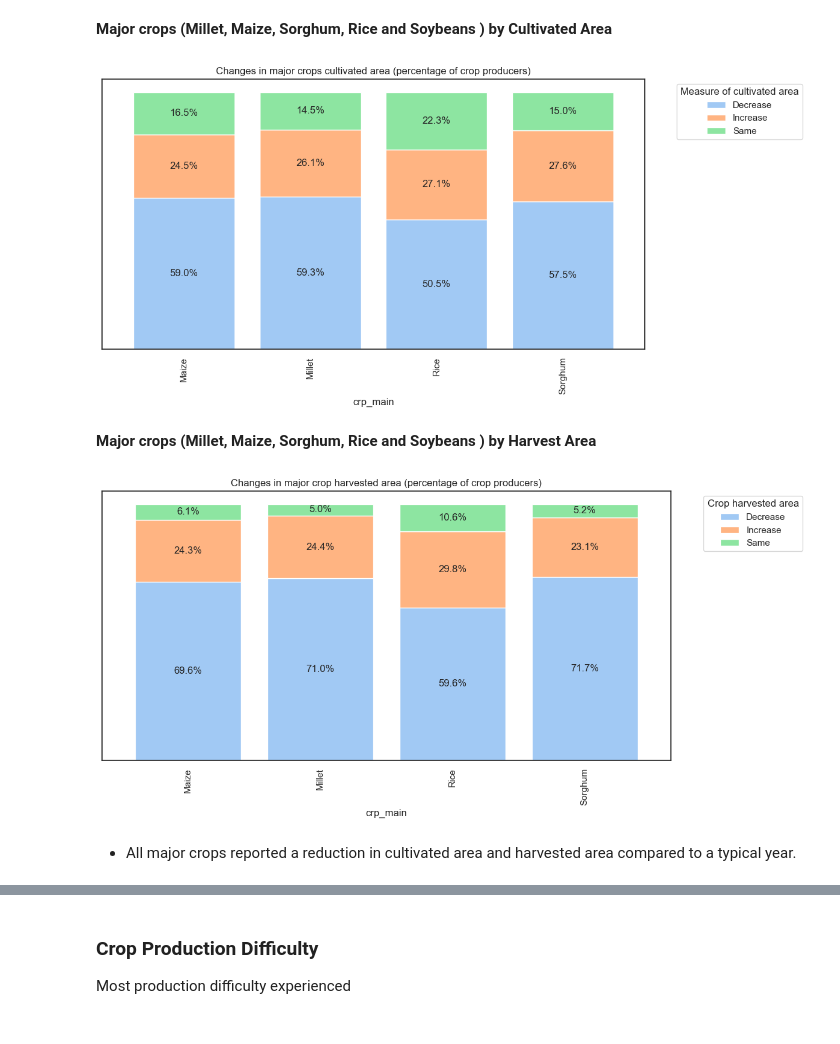
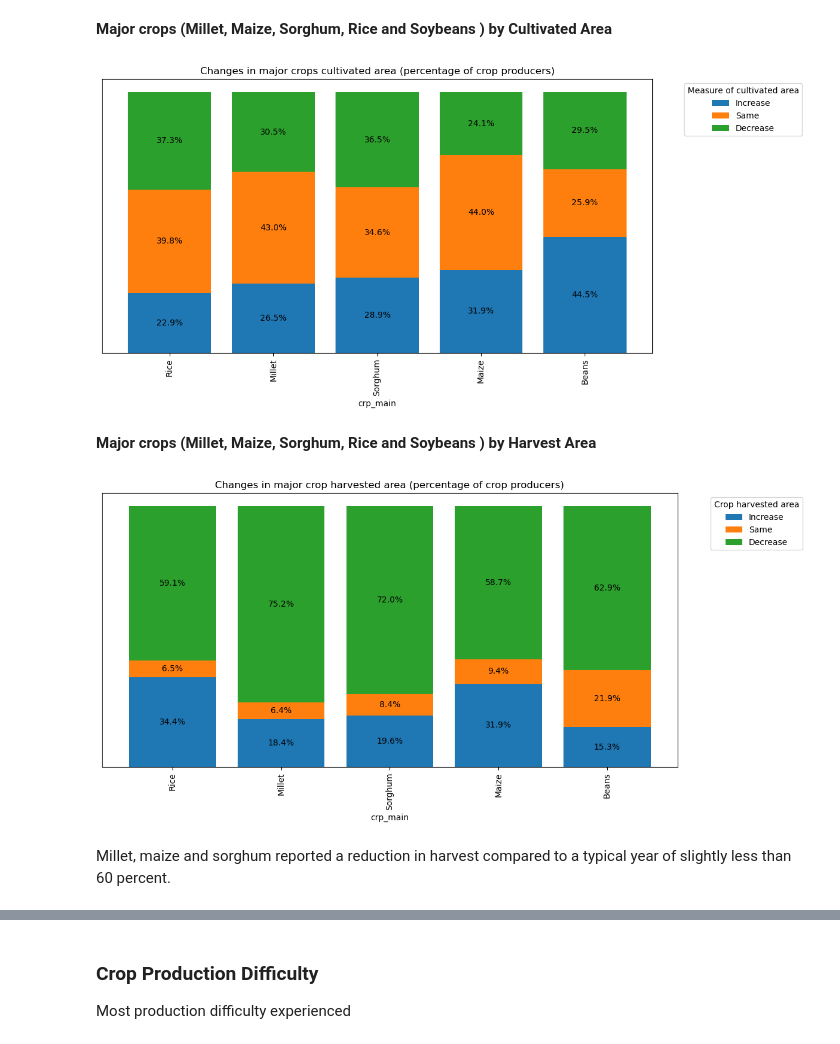
Before and after one commit to decorouz/Food_Insecurity_Indicators_Analysis, a Jupyter notebook: notebooks/2_eda.ipynb, the cells around one changed output, grey strips where cells are left out. Drawn from its saved outputs; the diff is of its cells as text; code cells hidden in the pictures.

```diff
--- a/notebooks/2_eda.ipynb
+++ b/notebooks/2_eda.ipynb
@@ -1364,8 +1575,5 @@ fies_df["income_main_comp2"] = demo_df2["income_main_comp2"]
 # %%
-crp_producer_df = fies_df.query("resp_iscropproducer == 'Yes'")
-print("Crop producers")
-print(crp_producer_df.shape)
-
-# Livestock producer
-ls_producer_df = fies_df.query("resp_islsproducer == 'Yes'")
+crop_producer_df = df.query("resp_iscropproducer == 'Yes'")
+print("Crop Producers")
+print(crop_producer_df.shape)
 # %% [output]
@@ -1409,0 +1609,8 @@ plot_group_by_percentage(percentage_crp_main_df,
+# %%
+# Weighted count of the distribution of education in the dataset
+crp_main = calculate_weighted_percentage(crop_producer_df, "crp_main", "weight_final")
+
+plot_group_by_percentage(crp_main,
+                         "crp_main",
+                         ylabel="Main Crops",
+                         title="Main crops (percentage of household)")
@@ -1416,6 +1634,6 @@ plot_group_by_percentage(percentage_crp_main_df,
 # %%
-major_crops = percentage_crp_main_df.sort_values(by="percentage", ascending=False).reset_index(drop=True)
-top_5_crops = list(major_crops.head(6)["crp_main"].values)
+main_crops = crp_main.sort_values(by="percentage", ascending=False).reset_index(drop=True)
+top_5_crops = list(main_crops.head(6)["crp_main"].values)
 top_5_crops = top_5_crops[1:]
 top_5_crops
 # %% [output]
@@ -1542,0 +1754,13 @@ crp_producer_df2.insert(59, 'crp_area_change2', crp_area_result)
+# %%
+# Defined a dictionary to map old income comp to new ones
+area_change = {
+    "Less": "Decrease",
+    "A lot less": "Decrease",
+    "More": "Increase",
+    "A lot more": "Increase",
+}
+
+# Replace the old categories with new ones
+df["crp_area_change_clean"] = df["crp_area_change"].replace(area_change)
+crop_producer_df.loc[:,"crp_area_change_clean"] = crop_producer_df["crp_area_change"].replace(area_change)
+crop_producer_df.loc[:,"crp_harv_change_clean"] = crop_producer_df["crp_harv_change"].replace(area_change)
@@ -1599,43 +1834,36 @@ compared to the same period in a typical year.
 # %% [markdown]
 **Major crops (Millet, Maize, Sorghum, Rice and Soybeans ) by Cultivated Area**
 # %%
-# Millet, maize and sorghum reported a reduction in
-top5_crop = pd.DataFrame(crp_producer_df2["crp_main"].value_counts()).reset_index().head()
-top5_crop_col  = list(top5_crop["crp_main"].values)
+# Main crops by cultivated crop area
+crop_by_crp_area = compute_groupby(
+    crop_producer_df, "crp_main", "crp_area_change_clean"
+)
 
+crop_5_crp_area = crop_by_crp_area[crop_by_crp_area.index.isin(top_5_crops)]
 
-crop_by_crp_area = compute_groupby(crp_producer_df2,  "crp_main", "crp_area_change2")
-
-crop_5_crp_area = crop_by_crp_area[crop_by_crp_area.index.isin(["Millet", "Maize", "Sorghum", "Rice", "Soybean"])]
-
-plot_crp_change_stacked(crop_5_crp_area,
-                             title="Changes in major crops cultivated area (percentage of crop producers)",
-                            legend_title="Measure of cultivated area")
+plot_crp_change_stacked(
+    crop_5_crp_area,
+    title="Changes in major crops cultivated area (percentage of crop producers)",
+    legend_title="Measure of cultivated area",
+)
 # %% [output]
-[figure, old version]
+[figure, new version]
 # %% [markdown]
 **Major crops (Millet, Maize, Sorghum, Rice and Soybeans ) by Harvest Area**
 # %%
-# Millet, maize and sorghum reported a reduction in
-# harvest compared to a typical year of slightly less than 60 percent
-
-top5_crop = pd.DataFrame(crp_producer_df2["crp_main"].value_counts()).reset_index().head()
-top5_crop_col  = list(top5_crop["crp_main"].values)
-
 
 # Group harvest area by major crops
-# harv_area_by_crop = compute_groupby(crp_producer_df2,"crp_harv_change2","crp_main").loc[:, top5_crop_col]
-crop_by_harv_area = compute_groupby(crp_producer_df2,  "crp_main", "crp_harv_change2")
+crop_by_harv_area = compute_groupby(crop_producer_df,  "crp_main", "crp_harv_change_clean")
 # plot_grouped_data(harv_area_by_crop,title="Main crop by harvested area", legend_title="main crops")
-crop_5_harv_area = crop_by_harv_area[crop_by_harv_area.index.isin(["Millet", "Maize", "Sorghum", "Rice", "Soybean"])]
+crop_5_harv_area = crop_by_harv_area[crop_by_harv_area.index.isin(top_5_crops)]
 plot_crp_change_stacked(crop_5_harv_area,
                              title="Changes in major crop harvested area (percentage of crop producers)",
                             legend_title="Crop harvested area")
 # %% [output]
-[figure, old version]
+[figure, new version]
 # %% [markdown]
-
-* All major crops reported a reduction in cultivated area and harvested area compared to a typical year.
+Millet, maize and sorghum reported a
+reduction in harvest compared to a typical year of slightly less than 60 percent.
 # %%
 # Bivariate analysis of Income_compare with harvest area
 # Is there a relationship between harvested area and income_compare. ie. does an increase in harvested correlate w
```
Also changed, not shown: parts of 459 cells of this notebook.
